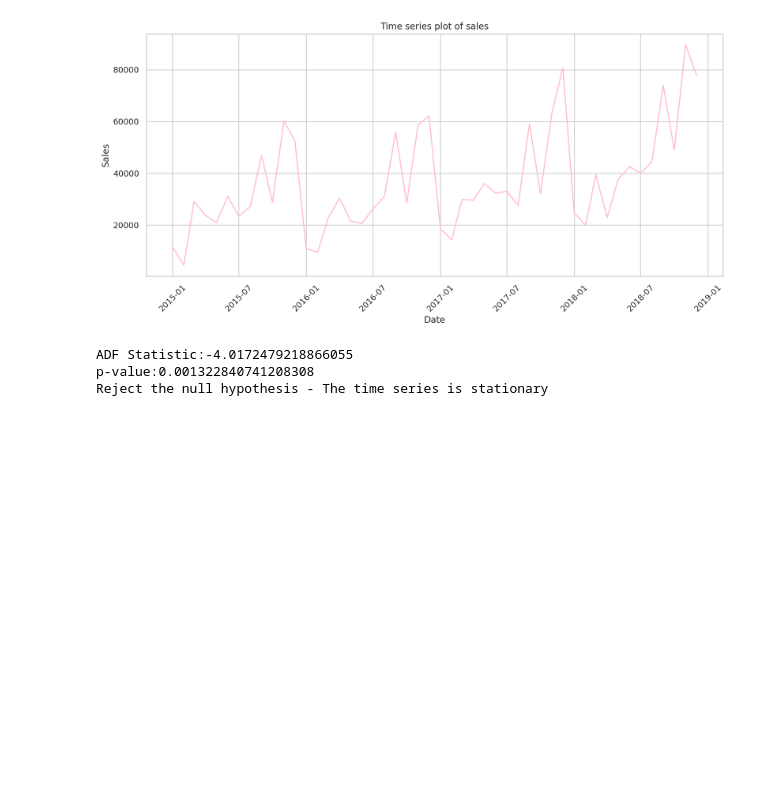
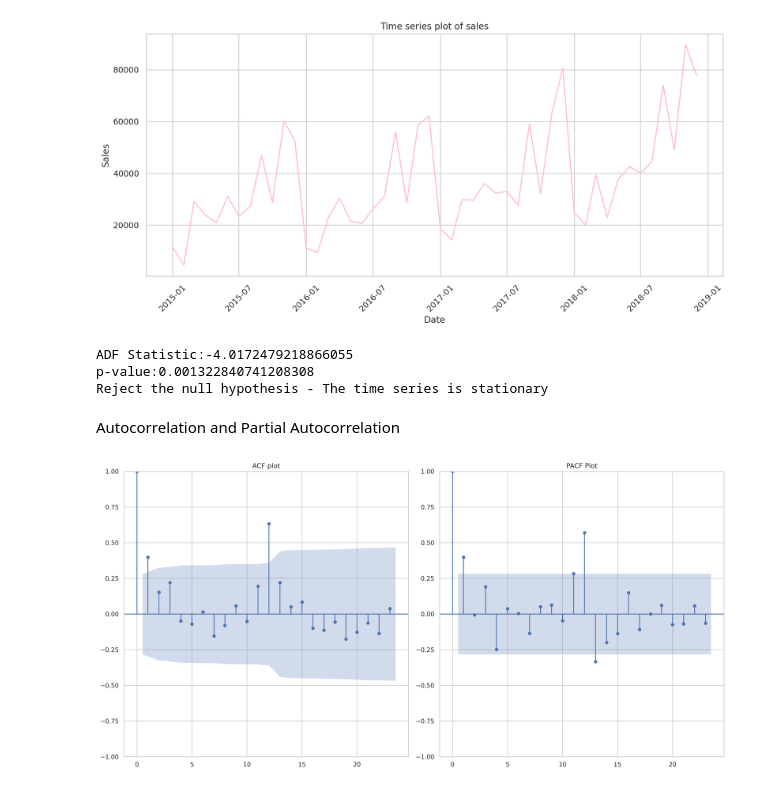
Before and after one commit to sandhrabijoy/Pytorch-and-ML-learning, a Jupyter notebook: ARIMA_SARIMA_&_FBPROPHET.ipynb, the cells around one changed output. Drawn from its saved outputs; the diff is of its cells as text; code cells hidden in the pictures; blank space fills up the shorter version.

Commit message:
auto correlation and partial autocorrelation function

```diff
--- a/ARIMA_SARIMA_&_FBPROPHET.ipynb
+++ b/ARIMA_SARIMA_&_FBPROPHET.ipynb
@@ -612,3 +612,21 @@ else:
 ADF Statistic:-4.0172479218866055
 p-value:0.001322840741208308
 Reject the null hypothesis - The time series is stationary
+# %% [markdown]
+Autocorrelation and Partial Autocorrelation
+# %%
+max_lags=len(mdf)//2-1
+plt.figure(figsize=(16,8),dpi=300)
+
+plt.subplot(1,2,1)
+plot_acf(mdf['Sales'],ax=plt.gca(),lags=max_lags)
+plt.title('ACF plot')
+
+plt.subplot(1,2,2)
+plot_pacf(mdf['Sales'],ax=plt.gca(),lags=max_lags)
+plt.title('PACF Plot')
+
+plt.tight_layout()
+plt.show()
+# %% [output]
+[figure, added]
```
